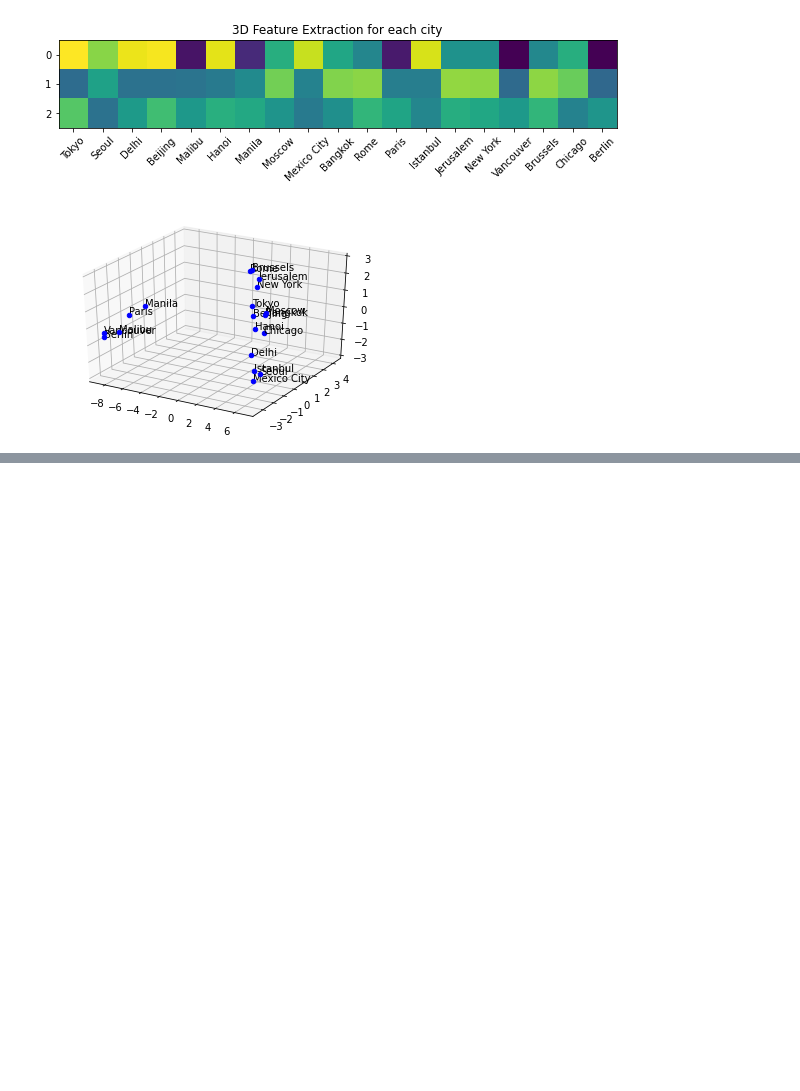
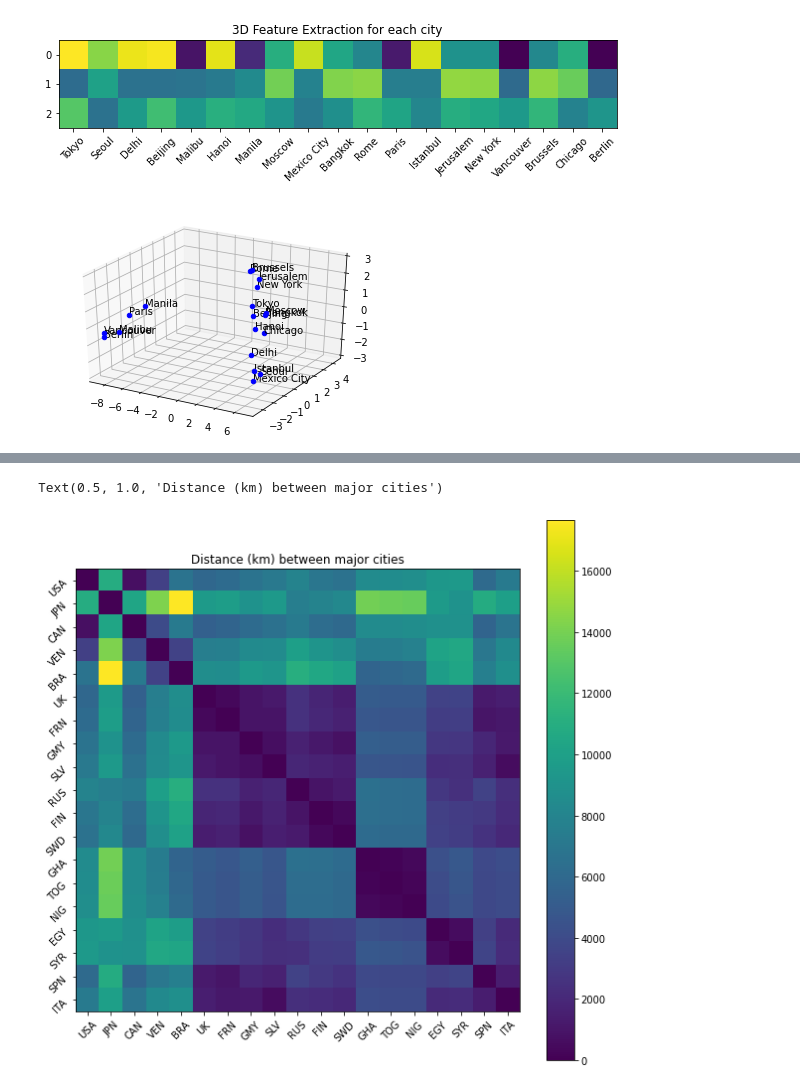
Before and after one commit to masa512/PCA, a Jupyter notebook: multidimensional_scaling.ipynb, the cells around one changed output, grey strips where cells are left out. Saved outputs shown, nothing was run; the diff lists cells and outputs as text; code cells hidden in the pictures; blank space fills up the shorter version.

```diff
--- a/multidimensional_scaling.ipynb
+++ b/multidimensional_scaling.ipynb
@@ -147,0 +120,8 @@ for c in range(len(cities)):
+# %%
+df = pd.read_csv('capdist.csv')
+# %%
+# We are interest in the following countries to be included
+countries = ["USA","JPN","CAN","VEN","BRA","UK","FRN","GMY","SLV","RUS","FIN","SWD","GHA","TOG","NIG","EGY","SYR","SPN","ITA"]
+
+# Filter the country 1 and country 2 by above list
+df_filt = df.loc[df['ida'].isin(countries) & df['idb'].isin(countries)]
@@ -147,0 +145,24 @@ for c in range(len(cities)):
+# %%
+# Now we want to form the matrix out of the following list
+def cnt_to_dist(df,countries,i,j):
+
+  if i == j:
+    return 0
+
+  the_df = df.loc[(df['ida'] == countries[i]) & (df['idb'] == countries[j])]
+  return the_df['kmdist'].values[0]
+
+Nc = len(countries)
+D = [[cnt_to_dist(df,countries,i,j) for i in range(Nc)] for j in range(Nc)]
+# %%
+# Visualize the Output distance matrix
+
+plt.figure(figsize=(10,10))
+plt.imshow(D)
+_=plt.xticks(np.arange(len(countries)), countries,rotation=45)
+_=plt.yticks(np.arange(len(countries)), countries,rotation=45)
+cbar = plt.colorbar()
+plt.title('Distance (km) between major cities')
+# %% [output]
+Text(0.5, 1.0, 'Distance (km) between major cities')
+[figure, added]
```
Also changed, not shown: parts of 8 cells of this notebook.
